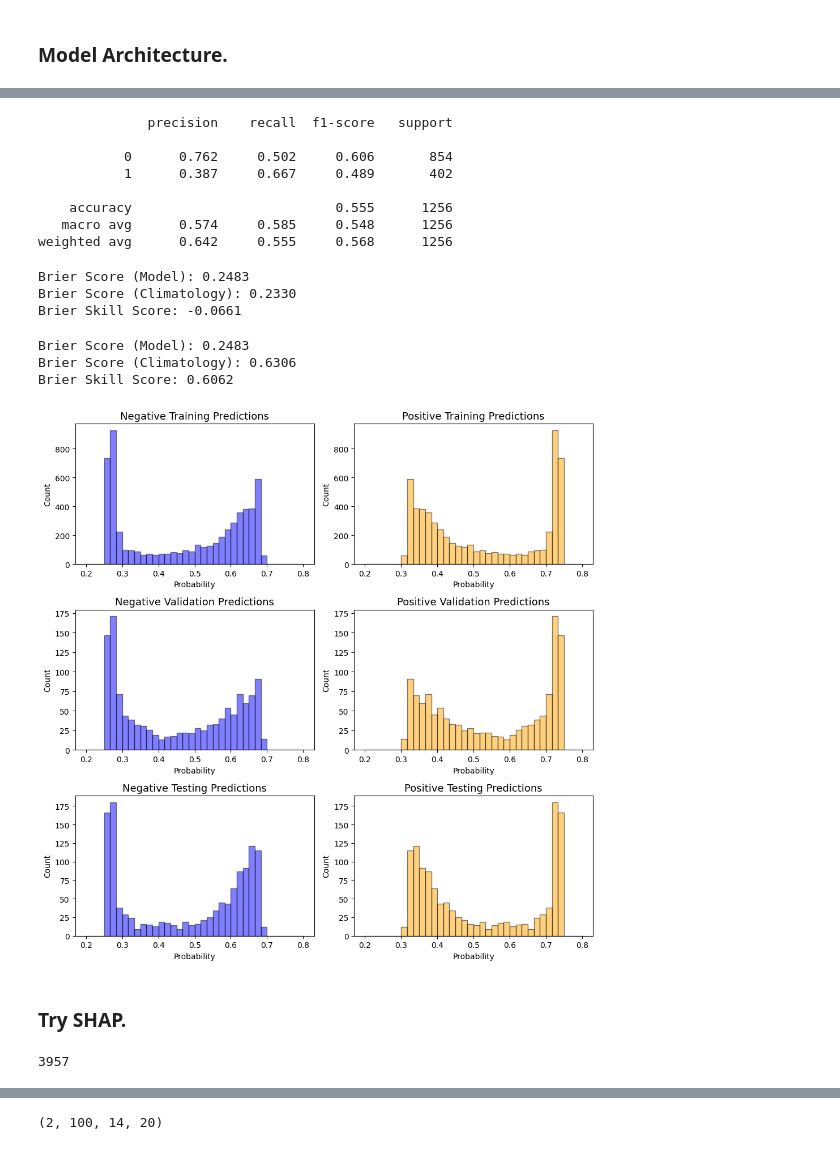
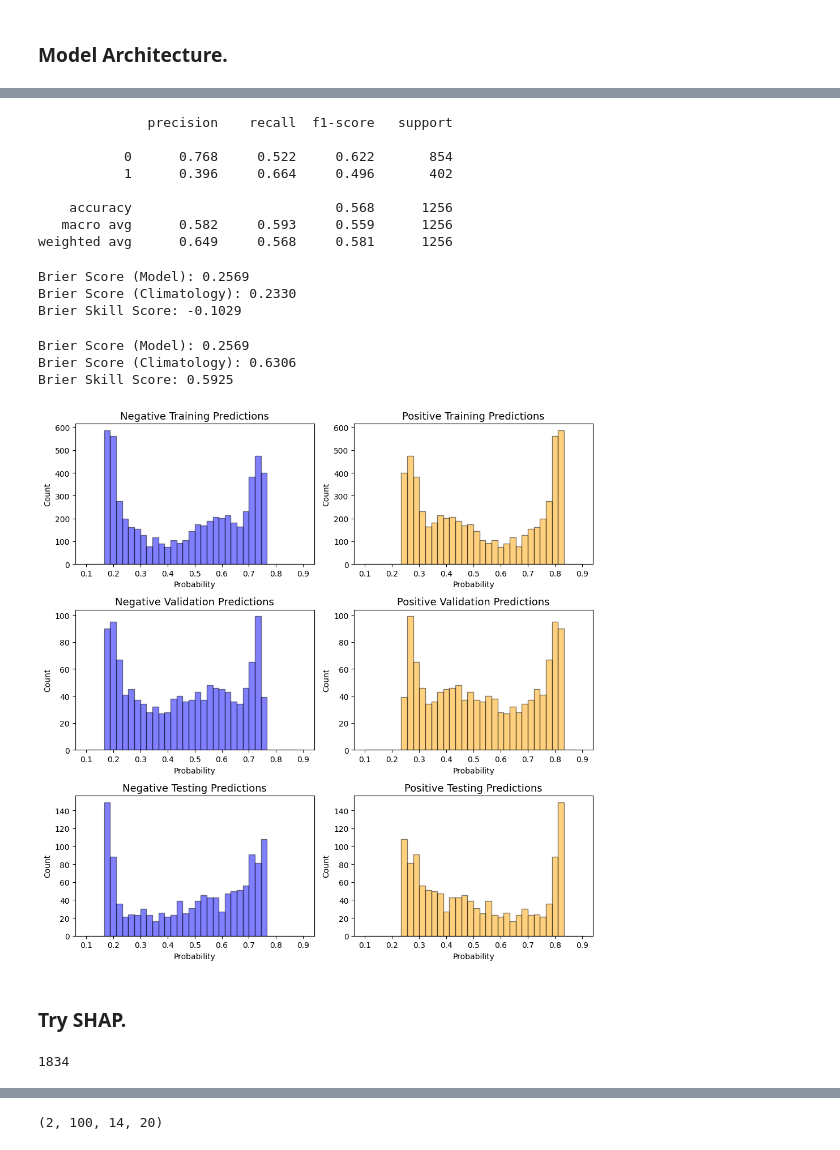
Before and after one commit to emf98/RemoteAI, a Jupyter notebook: model_training/14days_Tk2/LSTM14_Tk2.ipynb, the cells around one changed output, grey strips where cells are left out. Drawn from its saved outputs; the diff is of its cells as text; code cells hidden in the pictures.

Commit message:
More LSTM cross entropy model tuning/re-run

```diff
--- a/model_training/14days_Tk2/LSTM14_Tk2.ipynb
+++ b/model_training/14days_Tk2/LSTM14_Tk2.ipynb
@@ -311,7 +311,7 @@ class AttentionWithContext(Layer):
 # %%
 ######
 batch_size = 64 #The number of samples the network sees before it backpropagates (batch size)
-epochs = 40 #The number of times the network will loop through the entire dataset (epochs)
+epochs = 30 #The number of times the network will loop through the entire dataset (epochs)
 shuffle = True #Set whether to shuffle the training data so the model doesn't see it sequentially
 verbose = 2 #Set whether the model will output information when trained (0 = no output; 2 = output accuracy every epoch)
 # %%
@@ -340,19 +340,19 @@ def basic_LSTM(ntimestep, nfeature, n1, n2, n3, rl1, rl3, lr):
 
     layer1 = layers.RNN(
         layers.LSTMCell(n1, activation='tanh', use_bias=True,
-                          dropout=0.2,
+                          dropout=0.331,
                           kernel_initializer='glorot_uniform',
                           kernel_regularizer=keras.regularizers.l2(l2= rl1)),
-        return_sequences=True)(input_tensor)
+        return_sequences=False)(input_tensor)
 
-    layer2 = layers.RNN(
-        layers.LSTMCell(n2, activation='tanh', use_bias=True,
-                          kernel_initializer='glorot_uniform',
-                          kernel_regularizer=keras.regularizers.l2(l2= rl1)))(layer1)
+    #layer2 = layers.RNN(
+        #layers.LSTMCell(n2, activation='tanh', use_bias=True,
+                          #kernel_initializer='glorot_uniform',
+                          #kernel_regularizer=keras.regularizers.l2(l2= rl1)))(layer1)
 
     layer3 = layers.Dense(n3, activation='relu',use_bias=True,
                           kernel_initializer='he_normal',bias_initializer='he_normal',
-                          kernel_regularizer=keras.regularizers.l2(l2=rl3))(layer2)
+                          kernel_regularizer=keras.regularizers.l2(l2=rl3))(layer1)
 
     output_tensor = layers.Dense(2, activation='softmax',)(layer3)
 
@@ -368,14 +368,16 @@ def basic_LSTM(ntimestep, nfeature, n1, n2, n3, rl1, rl3, lr):
 # %%
 tf.keras.backend.clear_session()
 # %%
-model = basic_LSTM(numb_int[0],numb_int[1], 64, 16, 16, 0.208, 0.177, 0.0006466)
+model = basic_LSTM(numb_int[0],numb_int[1], 64, 16, 16, 0.3, 0.2, 0.0006466)
+#model = basic_LSTM(numb_int[0],numb_int[1], 64, 16, 16, 0.3, 0.2, 0.000765)
+#model = basic_LSTM(numb_int[0],numb_int[1], 64, 16, 16, 0.208, 0.177, 0.0006466) ###OG
 # %%
 ##do the class_dict weights
-#class_weight = class_weight_creator(Y_train)
+class_weight = class_weight_creator(Y_train)
 #class_weight
 #class_weight = {0: 1.0, 1: 2.0}
 
-class_weight = {0: 1.0, 1: 1.83}
+#class_weight = {0: 1.0, 1: 1.83}
 # %%
 #{0: 1.0, 1: 1.8068999}
 # %%
@@ -450,12 +453,12 @@ print(classification_report(y_val_true, y_val_classes, digits=3))
 # %% [output]
               precision    recall  f1-score   support
 
-           0      0.762     0.502     0.606       854
-           1      0.387     0.667     0.489       402
+           0      0.768     0.522     0.622       854
+           1      0.396     0.664     0.496       402
 
-    accuracy                          0.555      1256
-   macro avg      0.574     0.585     0.548      1256
-weighted avg      0.642     0.555     0.568      1256
+    accuracy                          0.568      1256
+   macro avg      0.582     0.593     0.559      1256
+weighted avg      0.649     0.568     0.581      1256
 # %%
 # Convert one-hot labels to 1D integer labels (0 or 1)
 y_true = np.argmax(Y_test, axis=1)
@@ -477,9 +480,9 @@ print(f"Brier Score (Model): {bs_model:.4f}")
 print(f"Brier Score (Climatology): {bs_climo:.4f}")
 print(f"Brier Skill Score: {bss:.4f}")
 # %% [output]
-Brier Score (Model): 0.2483
+Brier Score (Model): 0.2569
 Brier Score (Climatology): 0.2330
-Brier Skill Score: -0.0661
+Brier Skill Score: -0.1029
 # %%
 ## Labels for negative class
 y_true_neg = 1 - y_true  # flip 0 <-> 1
@@ -496,11 +499,11 @@ print(f"Brier Score (Model): {bs_model_neg:.4f}")
 print(f"Brier Score (Climatology): {bs_climo_neg:.4f}")
 print(f"Brier Skill Score: {bss_neg:.4f}")
 # %% [output]
-Brier Score (Model): 0.2483
+Brier Score (Model): 0.2569
 Brier Score (Climatology): 0.6306
-Brier Skill Score: 0.6062
+Brier Skill Score: 0.5925
 # %%
-bins = np.linspace(0.2, 0.8, 37)  #10 bins from 0.4 to 1
+bins = np.linspace(0.1, 0.9, 37)  #10 bins from 0.4 to 1
 ##bin the probabilities
 counts_neg_test, edges_neg_test = np.histogram(pred_test[:,0], bins=bins)
 counts_pos_test, edges_pos_test = np.histogram(pred_test[:,1], bins=bins)
@@ -525,34 +528,34 @@ ax2.bar(edges_pos_train[:-1], counts_pos_train, width=np.diff(edges_pos_train),
 ax2.set_title('Positive Training Predictions', fontsize=13)
 ax2.set_xlabel('Probability')
 ax2.set_ylabel('Count')
 
 ax3.bar(edges_neg_val[:-1], counts_neg_val, width=np.diff(edges_neg_val),
         edgecolor='black', alpha=0.5, align='edge', color='blue')
 ax3.set_title('Negative Validation Predictions', fontsize=13)
 ax3.set_xlabel('Probability')
 ax3.set_ylabel('Count')
 
 ax4.bar(edges_pos_val[:-1], counts_pos_val, width=np.diff(edges_pos_val),
         edgecolor='black', alpha=0.5, align='edge', color='orange')
 ax4.set_title('Positive Validation Predictions', fontsize=13)
 ax4.set_xlabel('Probability')
 ax4.set_ylabel('Count')
 
 ax5.bar(edges_neg_test[:-1], counts_neg_test, width=np.diff(edges_neg_test),
         edgecolor='black', alpha=0.5, align='edge', color='blue')
 ax5.set_title('Negative Testing Predictions', fontsize=13)
 ax5.set_xlabel('Probability')
 ax5.set_ylabel('Count')
 
 ax6.bar(edges_pos_test[:-1], counts_pos_test, width=np.diff(edges_pos_test),
         edgecolor='black', alpha=0.5, align='edge', color='orange')
 ax6.set_title('Positive Testing Predictions', fontsize=13)
 ax6.set_xlabel('Probability')
 ax6.set_ylabel('Count')
 
 plt.tight_layout()
 # %% [output]
-[figure, old version]
+[figure, new version]
 # %% [markdown]
 ### Try SHAP.
 # %%
@@ -567,7 +570,7 @@ end = start+(frac_ind)
 # %%
 print(start)
 # %% [output]
-3957
+1834
 # %%
 #use gradient explainer on subset of training data
 sample = X_train[start:end]
```
Also changed, not shown: parts of 7 cells of this notebook, 4 other files.
